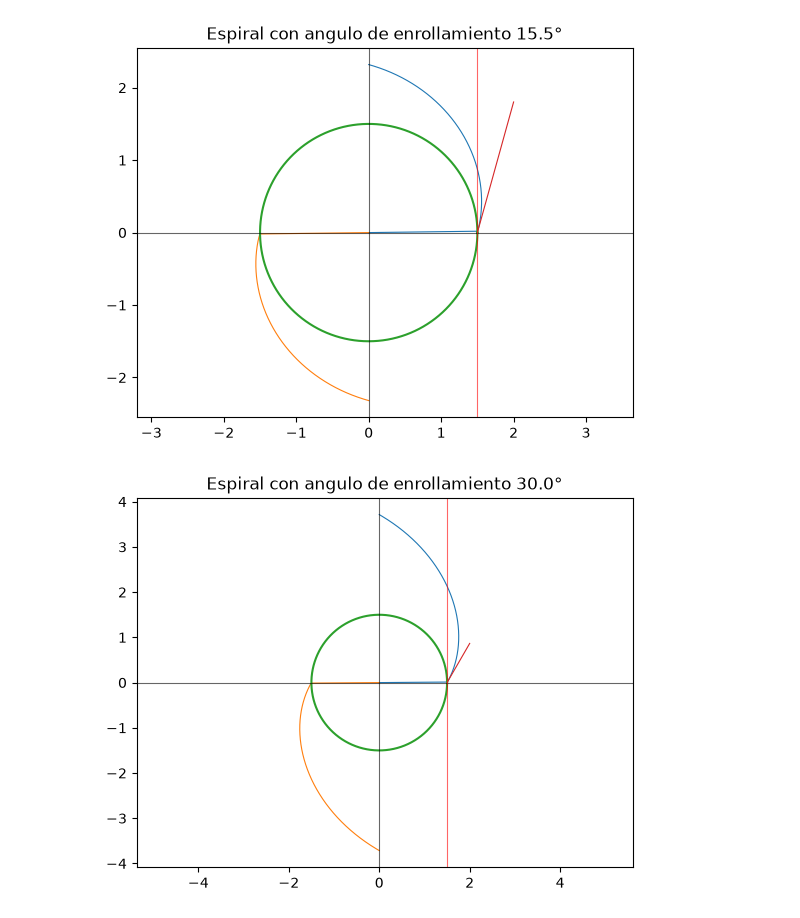
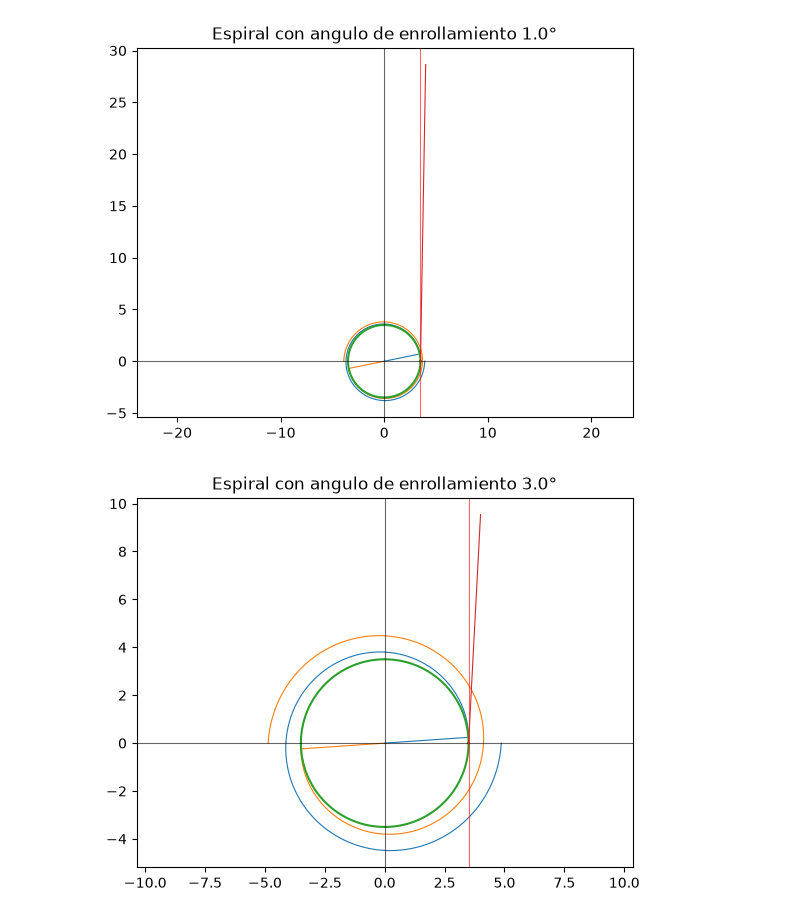
Before and after one commit to emmdaz/tesis-codes, a Jupyter notebook: orbits-integration/locusTWA.ipynb, the cells around one changed output. Cells and saved outputs as stored; diff of their text form; code cells hidden in the pictures.

```diff
--- a/orbits-integration/locusTWA.ipynb
+++ b/orbits-integration/locusTWA.ipynb
@@ -4,10 +4,12 @@ import numpy as np
 # %%
 """ Parameters """
 N = 200
-i0 = 35.5*np.pi/180
-Rs = 1.5
+i0 = 15.5*np.pi/180
+Rs = 3.5
+
+epsilon = 1e-16
 # %%
-phi_ = np.linspace(0, 90, 1000)
+phi_ = np.linspace(0, 360, 1000)
 phi = phi_*np.pi/180
 
 cota = np.log(2)/(N*np.tan(i0))
@@ -41,5 +43,5 @@ plt.show()
 # %%
-theta_ = np.array([15.5, 30, 45, 55])
+theta_ = np.array([1, 3, 5, 10, 15.5, 30, 45, 55])
 theta = theta_*np.pi/180
 
 R1 = np.zeros(1000)
@@ -48,35 +50,35 @@ for k in range(len(theta)):
 
     i0 = theta[k]
 
-    phi_ = np.linspace(0, 90, 1000)
+    phi_ = np.linspace(0, 360, 1000)
     phi = phi_*np.pi/180
 
     cota = np.log(2)/(N*np.tan(i0))
 
     for i in range(len(phi)):
         if phi[i] >= cota:
             R1[i] = Rs*(np.exp(phi[i]*N*np.tan(i0)) - 1)**(1/N)
 
     x_ = np.linspace(0, 10, 1000)
     y_ = x_
 
     x1 = R1*np.cos(phi)
     y1 = R1*np.sin(phi)
 
     x2 = -x1
     y2 = -y1
 
     plt.plot(x1, y1, x2, y2, lw = 0.8)
     plt.plot(Rs*np.cos(np.linspace(0,2*np.pi, 1000)), Rs*np.sin(np.linspace(0,2*np.pi, 1000)) )
     plt.axhline(y = 0, color='k', alpha = 0.6, lw = 0.8)
     plt.axvline(x = 0, color='k', alpha = 0.6, lw = 0.8)
     plt.axvline(x = Rs, color='r', alpha = 0.6, lw = 0.8)
     xx = np.linspace(0,0.5, 100)
     plt.plot(xx+Rs, xx/np.tan(i0), lw = 0.8)
     plt.title(f"Espiral con angulo de enrollamiento {theta_[k]}°")
 
     plt.axis("equal")
     plt.show()
 # %% [output]
-[figure, old version]
+[figure, new version]
-[figure, old version]
+[figure, new version]
```
Also changed, not shown: parts of 3 cells of this notebook, 4 other files.
